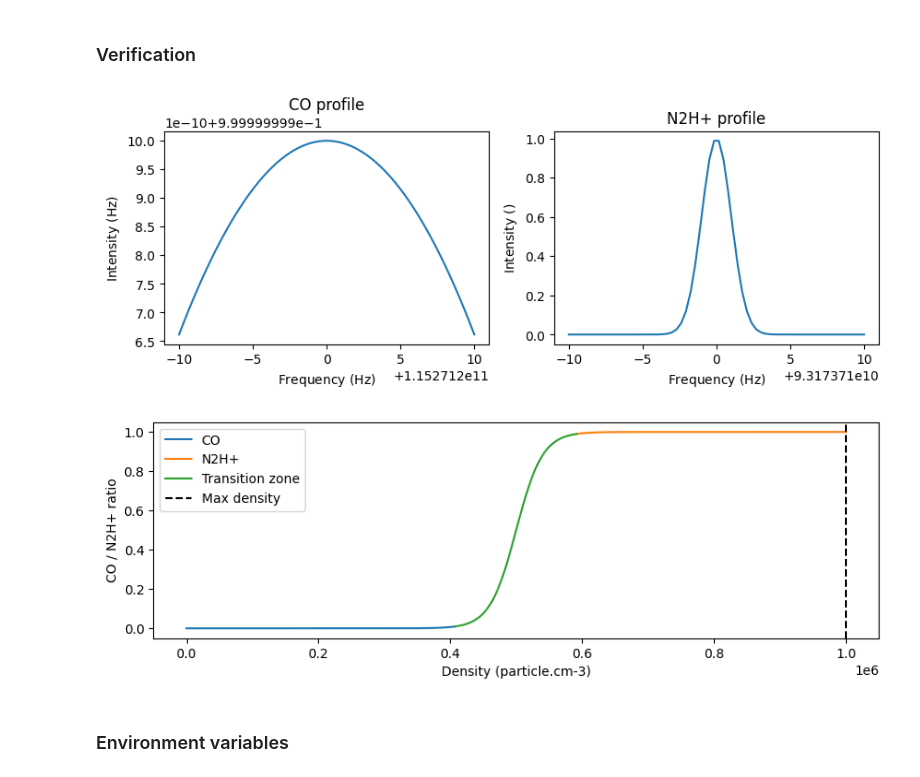
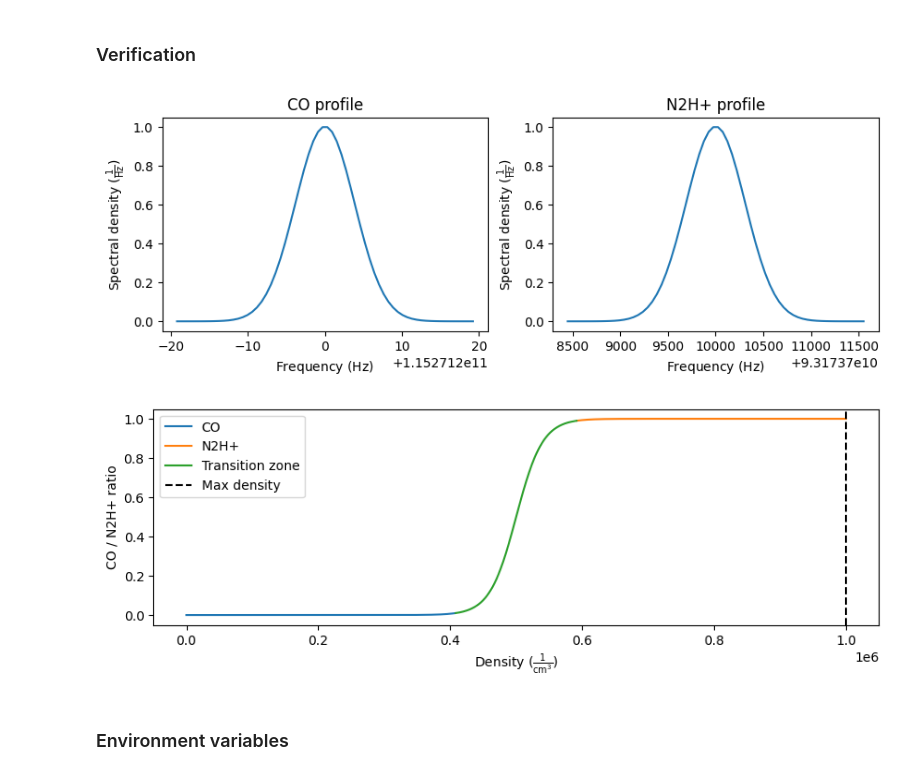
Before and after one commit to LeiRoF/M2-Internship, a Jupyter notebook: Generate_A_Little_Bit_Physical_Dataset.ipynb, the cells around one changed output. Saved outputs shown, nothing was run; the diff lists cells and outputs as text; code cells hidden in the pictures.

Commit message:
🧹 Code clean + 📏 unit system

```diff
--- a/Generate_A_Little_Bit_Physical_Dataset.ipynb
+++ b/Generate_A_Little_Bit_Physical_Dataset.ipynb
@@ -21,12 +21,15 @@ from astropy.constants import h, k_B as k, c
 # %%
 T = 10 * u.K
 pi = np.pi
+h = h.to(u.erg * u.s)
+c = c.to(u.cm / u.s)
 # %% [markdown]
 ### Class definitions
 # %%
 class Gas:
     def __init__(
             self,
+            name=None,
             f=None,
             profile=None,
             density_cube=None,
@@ -40,6 +43,7 @@ class Gas:
             absorption=None,
 
         ):
+        self.name = name
         self.f = f
         self.profile = profile
         self.density_cube = density_cube
@@ -118,11 +122,11 @@ sigmoid_treshold = max_density/2
 sigmoid_slope = 50/max_density
 
 # CO
-CO = Gas()
+CO = Gas("CO")
 CO.v0 = 115.27120e9 * u.Hz
-CO.sigma_v = 384233 * u.Hz
-CO.f = np.linspace(CO.v0 - 10*u.Hz, CO.v0 + 10*u.Hz, N)
-CO.profile = gaussian(CO.f, CO.v0, CO.sigma_v)
+CO.sigma_v = CO.v0 / c * 1*u.cm/u.s
+CO.f = np.linspace(CO.v0 - 5*CO.sigma_v, CO.v0 + 5*CO.sigma_v, N)
+CO.profile = gaussian(CO.f, CO.v0, CO.sigma_v) / u.Hz
 CO.A21 = 7.203e-8 / u.s
 CO.B21 = 2.574e-6 * u.cm**2 / u.erg / u.s
 CO.B12 = 2.713e-6 * u.cm**2 / u.erg / u.s
@@ -130,11 +134,11 @@ CO.B12 = 2.713e-6 * u.cm**2 / u.erg / u.s
 print("n1/n2 for CO:", CO.n_ratio)
 
 # N2H+
-N2H = Gas()
+N2H = Gas("N2H+")
 N2H.v0 = 93.17371e9 * u.Hz
-N2H.sigma_v = 1 * u.Hz
-N2H.f = np.linspace(N2H.v0 - 10*u.Hz, N2H.v0 + 10*u.Hz, N)
-N2H.profile = gaussian(N2H.f, N2H.v0, N2H.sigma_v)
+N2H.sigma_v = N2H.v0 / c * 1*u.m/u.s
+N2H.f = np.linspace(N2H.v0 - 5*N2H.sigma_v, N2H.v0 + 5*N2H.sigma_v, N)
+N2H.profile = gaussian(N2H.f, N2H.v0, N2H.sigma_v) / u.Hz
 N2H.A21 = 3.929e-5 / u.s
 N2H.B21 = 1.226e-5 * u.cm**2 / u.erg / u.s
 N2H.B12 = 2.832e-5 * u.cm**2 / u.erg / u.s
@@ -148,18 +152,18 @@ n1/n2 for N2H+: 1.5638696307288826
 # %%
 plt.figure(figsize=(10, 3))
 plt.subplot(121)
 plt.plot(CO.f, CO.profile)
 plt.title("CO profile")
 plt.xlabel(f"Frequency ({CO.f.unit.to_string('latex')})")
-plt.ylabel(f"Intensity ({CO.f.unit.to_string('latex')})")
+plt.ylabel(f"Spectral density ({CO.profile.unit.to_string('latex')})")
 plt.subplot(122)
 plt.plot(N2H.f, N2H.profile)
 plt.title("N2H+ profile")
 plt.xlabel(f"Frequency ({N2H.f.unit.to_string('latex')})")
-plt.ylabel(f"Intensity ({N2H.profile.unit.to_string('latex')})")
+plt.ylabel(f"Spectral density ({N2H.profile.unit.to_string('latex')})")
 plt.show()
 # %% [output]
-[figure, old version]
+[figure, new version]
 # %%
 plt.figure(figsize=(10, 3))
 tmp = max(max_density, 2*sigmoid_treshold)
@@ -170,12 +174,12 @@ plt.plot(tmp[tmp2 < 0.01], tmp2[tmp2 < 0.01], label="CO")
 plt.plot(tmp[tmp2 > 0.99], tmp2[tmp2 > 0.99], label="N2H+")
 plt.plot(tmp[(tmp2 > 0.01) & (tmp2 < 0.99)], tmp2[(tmp2 > 0.01) & (tmp2 < 0.99)], label="Transition zone")
 plt.axvline(max_density.value, color="k", linestyle="--", label="Max density")
-plt.xlabel("Density (particle.cm-3)")
+plt.xlabel(f"Density ({max_density.unit.to_string('latex')})")
 plt.ylabel("CO / N2H+ ratio")
 plt.legend()
 plt.show()
 # %% [output]
-[figure, old version]
+[figure, new version]
 # %% [markdown]
 ### Environment variables
 # %%
```
Also changed, not shown: parts of 18 cells of this notebook, 13 other files.
